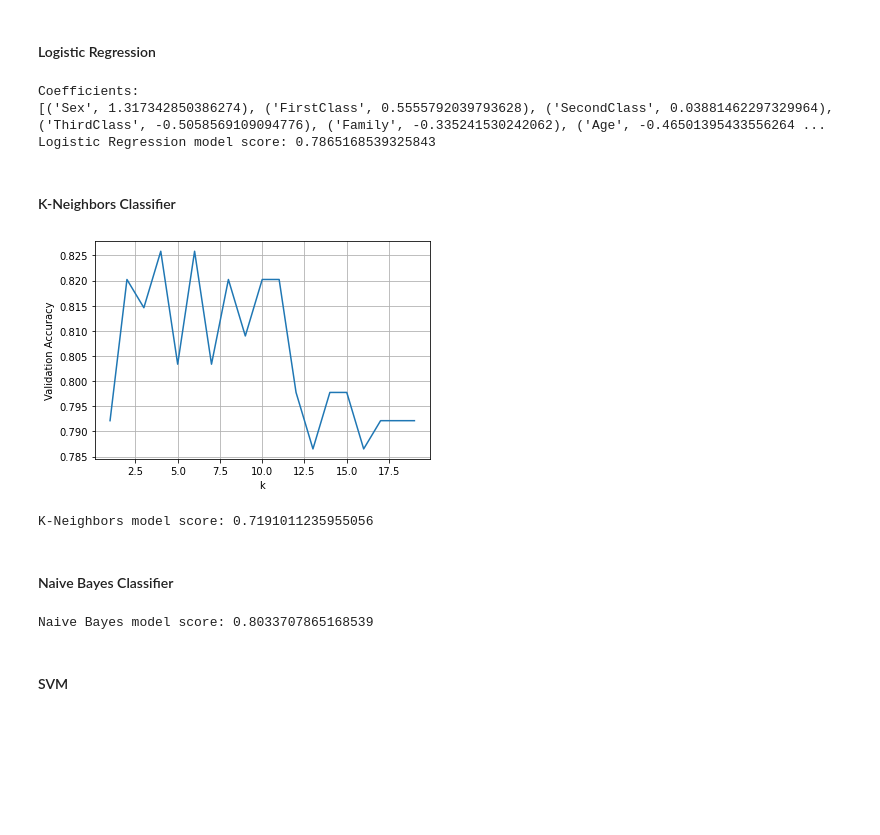
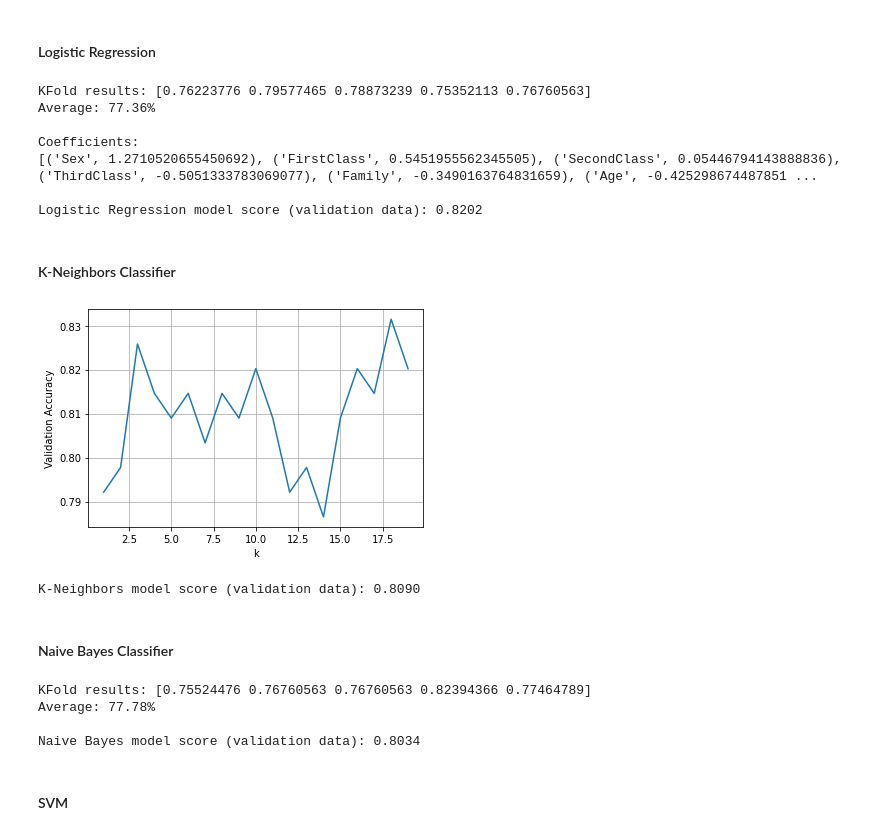
Before and after one commit to zele95/Kaggle_Titanic_ML, a Jupyter notebook: main.ipynb, the cells around one changed output. Cells and saved outputs as stored; diff of their text form; code cells hidden in the pictures; blank space fills up the shorter version.

```diff
--- a/main.ipynb
+++ b/main.ipynb
@@ -188,17 +201,19 @@ df_train.head()
 # %%
 # Select the desired features
-features = df_train[['Sex','FirstClass','SecondClass','ThirdClass',\
+chosen_features = ['Sex','FirstClass','SecondClass','ThirdClass',\
                     'Family',\
                     # 'Parch',\
                     # 'Embarked_C',\
                     # 'Embarked_Q',\
                     # 'Embarked_S',\
-                    'Age']]
+                    'Age']
+
+features = df_train[chosen_features]
 
 survival = df_train.Survived
 
 # Perform train and test split
-X_train, X_test,y_train, y_test = train_test_split(features,survival, test_size = 0.2)
+X_train, X_test ,y_train, y_test = train_test_split(features,survival, test_size = 0.2)
 
 # Scale the feature data so it has mean = 0 and standard deviation = 1
 stdScaler = StandardScaler()
@@ -212,57 +227,89 @@ We can test various models and compare the results for the same set of data.
 #### Logistic Regression
 # %%
 # Create and train the model
-LRmodel = LogisticRegression()
-LRmodel.fit(X_train_std,y_train)
+LRclf = LogisticRegression()
+LRclf.fit(X_train_std,y_train)
+
+# # make pipeline to scale each fold of the data
+# clf = make_pipeline(StandardScaler(), LRmodel)
+
+# Kfold cross validation
+kfold = KFold(n_splits=5, shuffle=True)
+results = cross_val_score(LRclf, X_train_std, y_train, cv=kfold, scoring='accuracy')
+
+print('KFold results:',results)
+print("Average: %.2f%%" % (results.mean()*100))
+print()
+
 
 # Analyze the coefficients
 print('Coefficients:')
-print(list(zip(features,LRmodel.coef_[0])))
+print(list(zip(features,LRclf.coef_[0])))
+print()
 
 # Score the model on the test data
-print(f'Logistic Regression model score (validation data): {LRmodel.score(X_test_std,y_test)}')
+LRclf_score = LRclf.score(X_test_std,y_test)
+print(f'Logistic Regression model score (validation data): {LRclf_score:.4f}')
 # %% [output]
+KFold results: [0.76223776 0.79577465 0.78873239 0.75352113 0.76760563]
+Average: 77.36%
+
 Coefficients:
-[('Sex', 1.317342850386274), ('FirstClass', 0.5555792039793628), ('SecondClass', 0.03881462297329964), ('ThirdClass', -0.5058569109094776), ('Family', -0.335241530242062), ('Age', -0.46501395433556264 ...
-Logistic Regression model score: 0.7865168539325843
+[('Sex', 1.2710520655450692), ('FirstClass', 0.5451955562345505), ('SecondClass', 0.05446794143888836), ('ThirdClass', -0.5051333783069077), ('Family', -0.3490163764831659), ('Age', -0.425298674487851 ...
+
+Logistic Regression model score (validation data): 0.8202
 # %% [markdown]
 #### K-Neighbors Classifier
 # %%
 # choose the best value of k
 accuracies = []
 i = 20
 for k in range(1,i):
   classifier = KNeighborsClassifier(k)
   classifier.fit(X_train_std,y_train)
   accuracies.append(classifier.score(X_test_std,y_test))
 klist = range(1,i)
 
 plt.plot(klist,accuracies)
 plt.xlabel('k')
 plt.ylabel('Validation Accuracy')
 plt.grid()
 plt.show()
 
 k = 10
 
 # fit the model
-model2 = KNeighborsClassifier(k)
-model2.fit(X_train,y_train)
+KNclf = KNeighborsClassifier(k)
+KNclf.fit(X_train,y_train)
 
-print(f'K-Neighbors model score (validation data): {model2.score(X_test,y_test)}')
+# get the score
+KNclf_score = KNclf.score(X_test,y_test)
+print(f'K-Neighbors model score (validation data): {KNclf_score:.4f}')
 # %% [output]
-[figure, old version]
+[figure, new version]
-K-Neighbors model score: 0.7191011235955056
+K-Neighbors model score (validation data): 0.8090
 # %% [markdown]
 #### Naive Bayes Classifier
-# %%
-# create and fit Naive Bayes Classifier
-classifier = MultinomialNB()
-classifier.fit(X_train,y_train)
-
-# see the accuracy
-print(f'Naive Bayes model score: {classifier.score(X_test,y_test)}')
-# %% [output]
-Naive Bayes model score: 0.8033707865168539
+# %%
+# create and fit Naive Bayes Classifier
+MNBclf = MultinomialNB()
+
+
+# Kfold cross validation
+kfold = KFold(n_splits=5, shuffle=True)
+results = cross_val_score(MNBclf, X_train.values, y_train.values, cv=kfold, scoring='accuracy')
+print('KFold results:',results)
+print("Average: %.2f%%" % (results.mean()*100))
+
+# see the accuracy
+print()
+MNBclf.fit(X_train.values,y_train.values)
+MNBclf_score = MNBclf.score(X_test.values,y_test.values)
+print(f'Naive Bayes model score (validation data): {MNBclf_score:.4f}')
+# %% [output]
+KFold results: [0.75524476 0.76760563 0.76760563 0.82394366 0.77464789]
+Average: 77.78%
+
+Naive Bayes model score (validation data): 0.8034
 # %% [markdown]
 #### SVM
```
Also changed, not shown: parts of 10 cells of this notebook, 1 other file.
